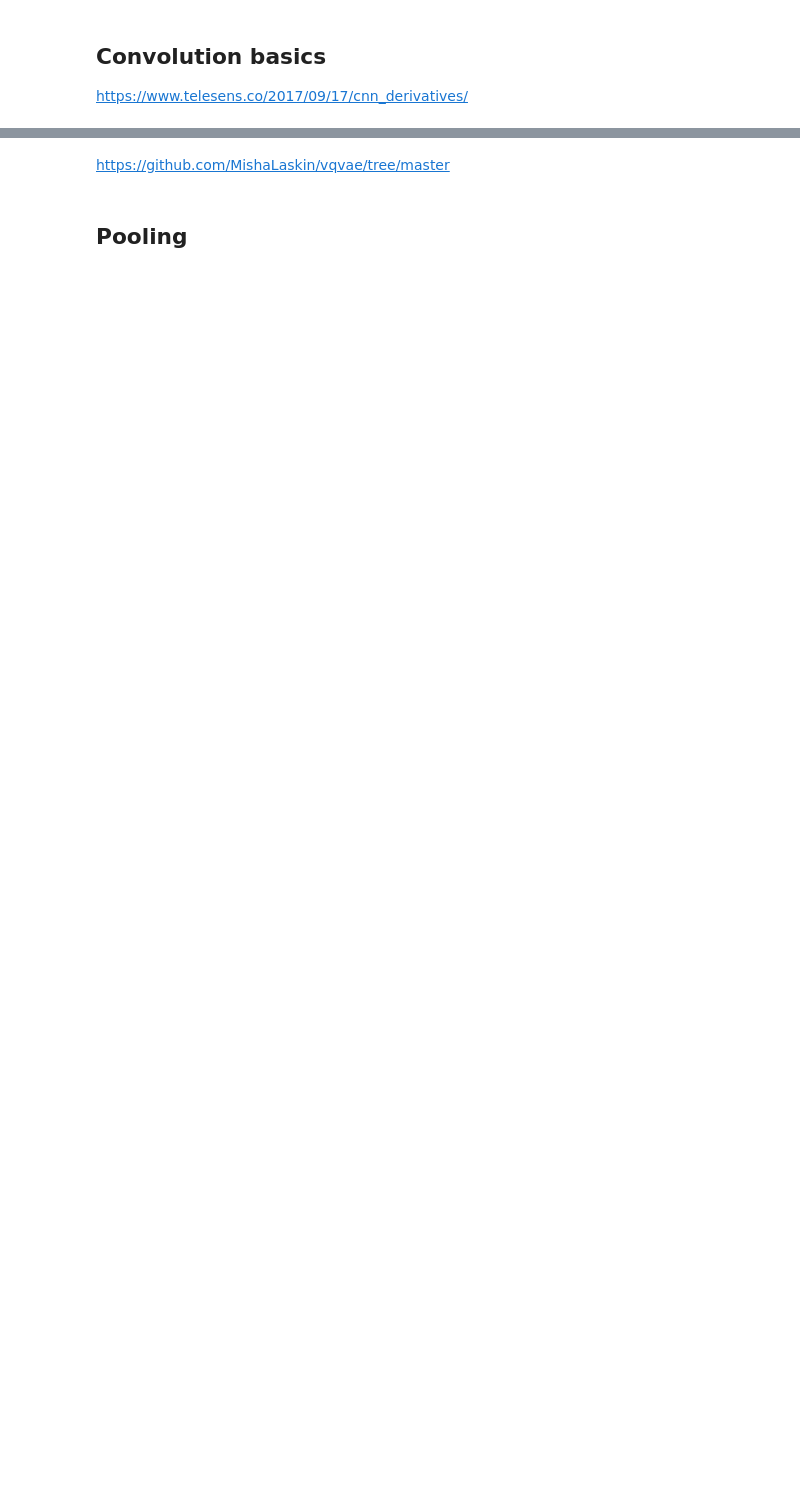
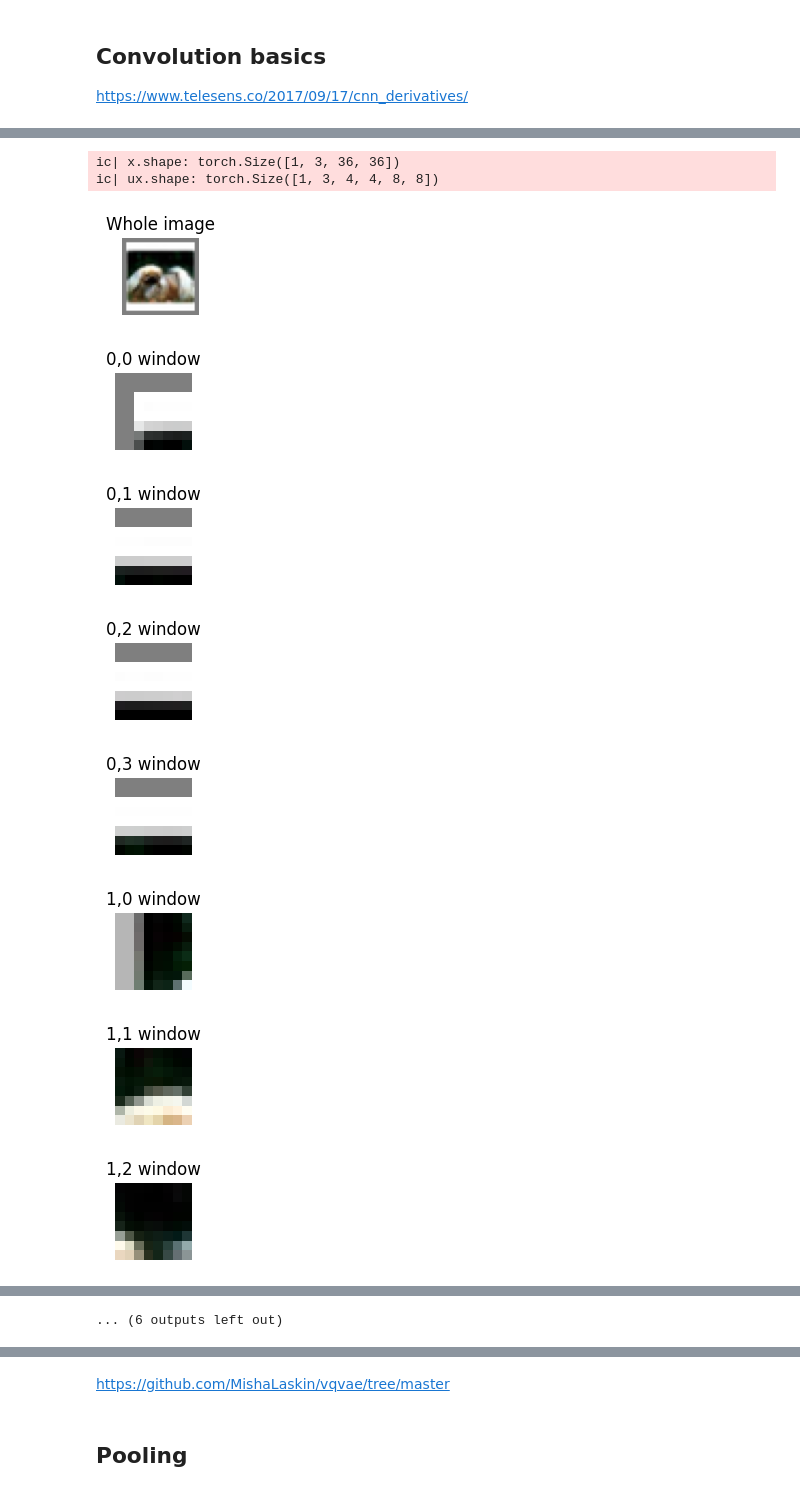
Before and after one commit to jean-kunz/cop_diffusion, a Jupyter notebook: nbks/convolution_101.ipynb, the cells around one changed output, grey strips where cells are left out. Saved outputs shown, nothing was run; the diff lists cells and outputs as text; code cells hidden in the pictures; blank space fills up the shorter version.

```diff
--- a/nbks/convolution_101.ipynb
+++ b/nbks/convolution_101.ipynb
@@ -199,0 +240,20 @@ Clipping input data to the valid range for imshow with RGB data ([0..1] for floa
+# %%
+# show results on image
+ic(x.shape)
+ux = x.unfold(2,8,8).unfold(3,8,8)
+ic(ux.shape)
+show_image(x[0],"Whole image")
+for h in range(0,ux.shape[2]):
+    for w in range(0,ux.shape[3]):
+        show_image(ux[0,:,h,w,:,:], f"{h},{w} window");
+# %% [output]
+ic| x.shape: torch.Size([1, 3, 36, 36])
+ic| ux.shape: torch.Size([1, 3, 4, 4, 8, 8])
+[figure, added]
+[figure, added]
+[figure, added]
+[figure, added]
+[figure, added]
+[figure, added]
+[figure, added]
+[figure, added]
@@ -199,0 +263 @@ Clipping input data to the valid range for imshow with RGB data ([0..1] for floa
+... (6 outputs left out)
```
Also changed, not shown: parts of 15 cells of this notebook.
